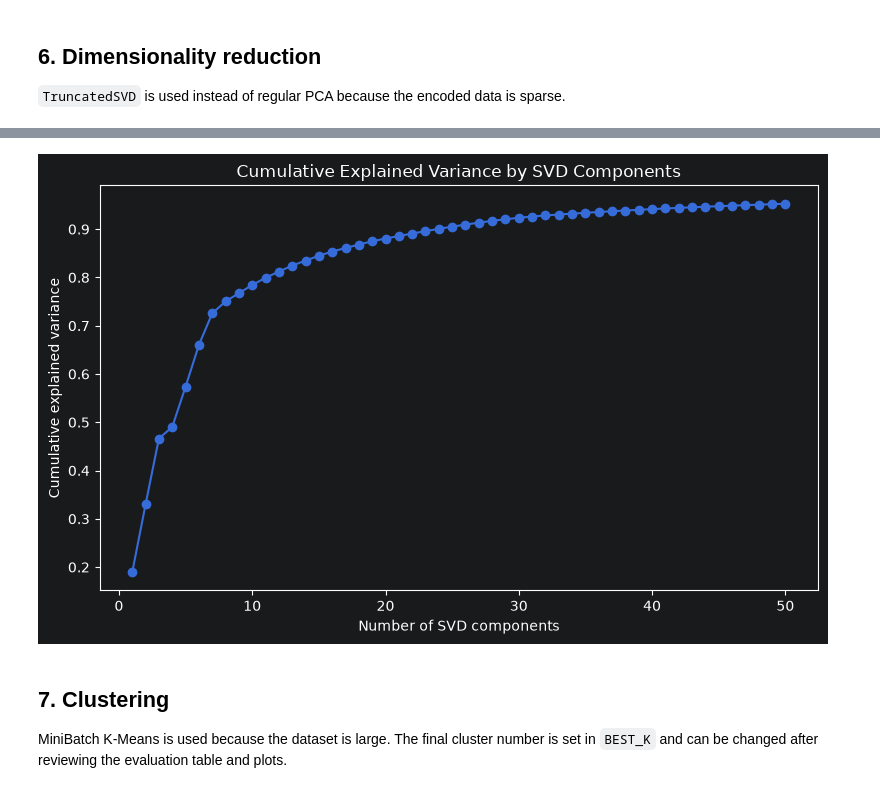
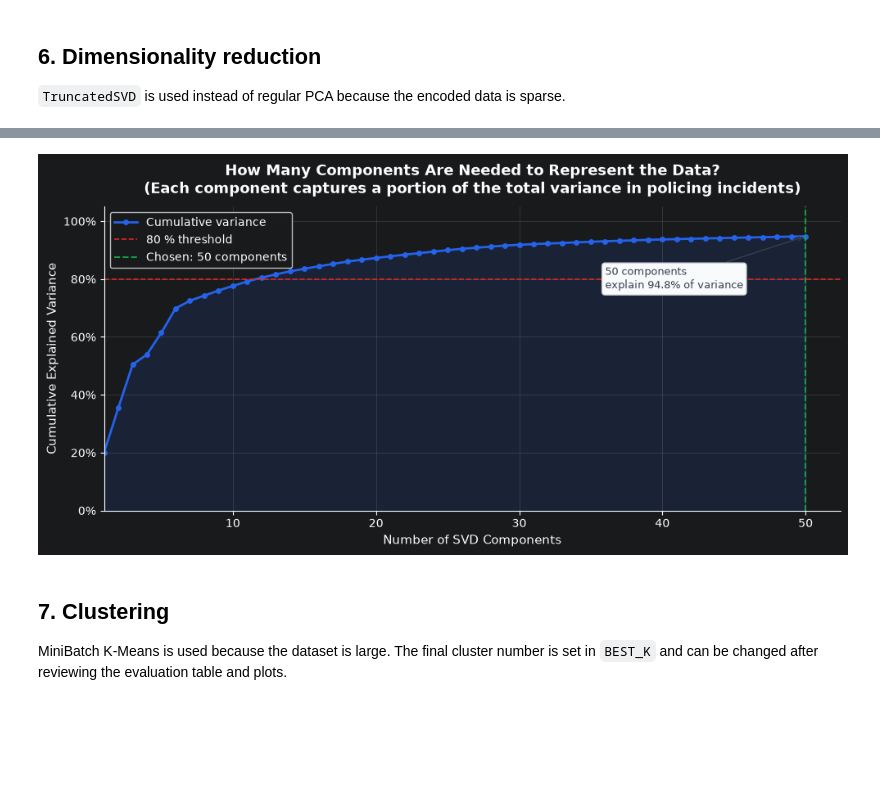
Before and after one commit to anristepanian/incidents_clustering, a Jupyter notebook: main.ipynb, the cells around one changed output, grey strips where cells are left out. Saved outputs shown, nothing was run; the diff lists cells and outputs as text; code cells hidden in the pictures; blank space fills up the shorter version.

Commit message:
Charts improved

```diff
--- a/main.ipynb
+++ b/main.ipynb
@@ -370,12 +370,39 @@ Total explained variance: 0.9526729689913723
 # %%
-plt.figure(figsize=(8, 5))
-plt.plot(variance_df["component"], variance_df["cumulative_explained_variance"], marker="o")
-plt.title("Cumulative Explained Variance by SVD Components")
-plt.xlabel("Number of SVD components")
-plt.ylabel("Cumulative explained variance")
+fig, ax = plt.subplots(figsize=(10, 5))
+ax.fill_between(variance_df["component"], variance_df["cumulative_explained_variance"],
+                alpha=0.12, color="#2563EB")
+ax.plot(variance_df["component"], variance_df["cumulative_explained_variance"],
+        marker="o", color="#2563EB", linewidth=2, markersize=4, label="Cumulative variance")
+
+ax.axhline(y=0.80, color="#DC2626", linestyle="--", linewidth=1.2, label="80 % threshold")
+ax.axvline(x=SVD_COMPONENTS, color="#16A34A", linestyle="--", linewidth=1.4,
+           label=f"Chosen: {SVD_COMPONENTS} components")
+
+ax.yaxis.set_major_formatter(plt.FuncFormatter(lambda y, _: f"{y:.0%}"))
+ax.set_xlim(left=1)
+ax.set_ylim(0, 1.05)
+ax.set_title("How Many Components Are Needed to Represent the Data?\n"
+             "(Each component captures a portion of the total variance in policing incidents)",
+             fontsize=13, fontweight="bold", pad=12)
+ax.set_xlabel("Number of SVD Components", fontsize=11)
+ax.set_ylabel("Cumulative Explained Variance", fontsize=11)
+ax.legend(fontsize=10, framealpha=0.9)
+ax.grid(alpha=0.25)
+ax.spines[["top", "right"]].set_visible(False)
+
+total_var = variance_df["cumulative_explained_variance"].iloc[-1]
+ax.annotate(
+    f"{SVD_COMPONENTS} components\nexplain {total_var:.1%} of variance",
+    xy=(SVD_COMPONENTS, total_var),
+    xytext=(SVD_COMPONENTS - 14, total_var - 0.18),
+    arrowprops=dict(arrowstyle="->", color="#374151"),
+    fontsize=9, color="#374151",
+    bbox=dict(boxstyle="round,pad=0.3", facecolor="#F9FAFB", edgecolor="#D1D5DB"),
+)
+plt.tight_layout()
 save_current_figure("svd_cumulative_explained_variance.png")
 # %% [output]
-[figure, old version]
+[figure, new version]
 # %% [markdown]
 ## 7. Clustering
 
```
Also changed, not shown: parts of 14 cells of this notebook, 20 other files.
